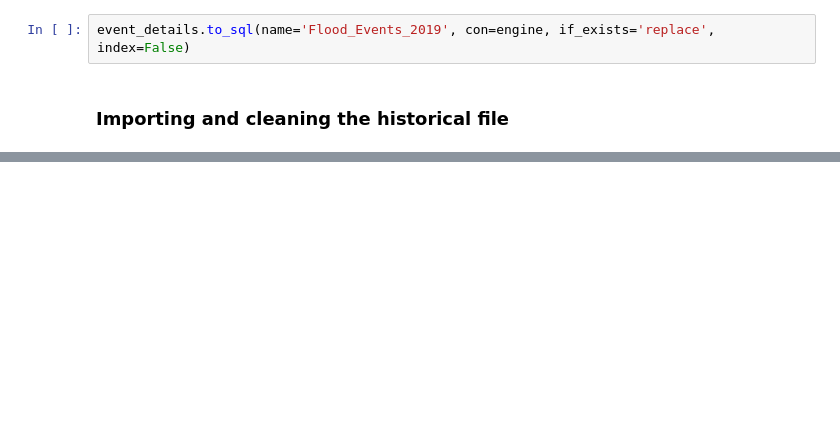
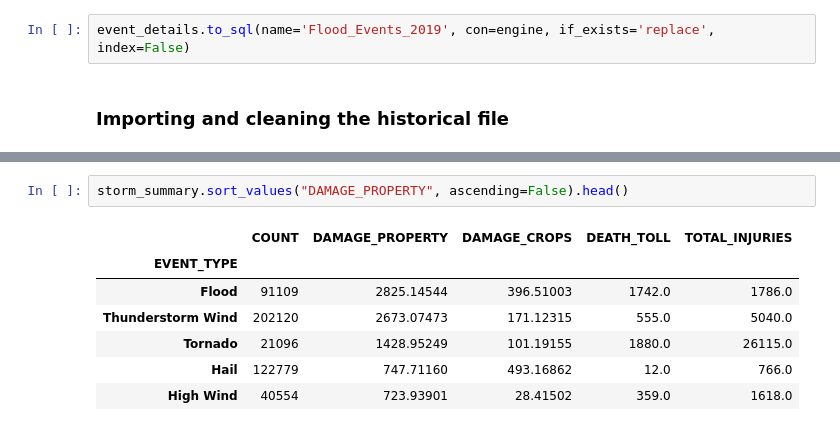
Before and after one commit to ksalaris/Project_2, a Jupyter notebook: Flood.ipynb, the cells around one changed output, grey strips where cells are left out. Drawn from its saved outputs; the diff is of its cells as text; blank space fills up the shorter version.

```diff
--- a/Flood.ipynb
+++ b/Flood.ipynb
@@ -110,0 +156,10 @@ flood_data.drop(columns={'BEGIN_YEARMONTH','END_YEARMONTH','END_DAY','END_TIME',
+# %%
+storm_summary.sort_values("DAMAGE_PROPERTY", ascending=False).head()
+# %% [output]
+|  | COUNT | DAMAGE_PROPERTY | DAMAGE_CROPS | DEATH_TOLL | TOTAL_INJURIES |
+| EVENT_TYPE |  |  |  |  |  |
+| Flood | 91109 | 2825.14544 | 396.51003 | 1742.0 | 1786.0 |
+| Thunderstorm Wind | 202120 | 2673.07473 | 171.12315 | 555.0 | 5040.0 |
+| Tornado | 21096 | 1428.95249 | 101.19155 | 1880.0 | 26115.0 |
+| Hail | 122779 | 747.71160 | 493.16862 | 12.0 | 766.0 |
+| High Wind | 40554 | 723.93901 | 28.41502 | 359.0 | 1618.0 |
```
Also changed, not shown: parts of 18 cells of this notebook, 8 other files.
